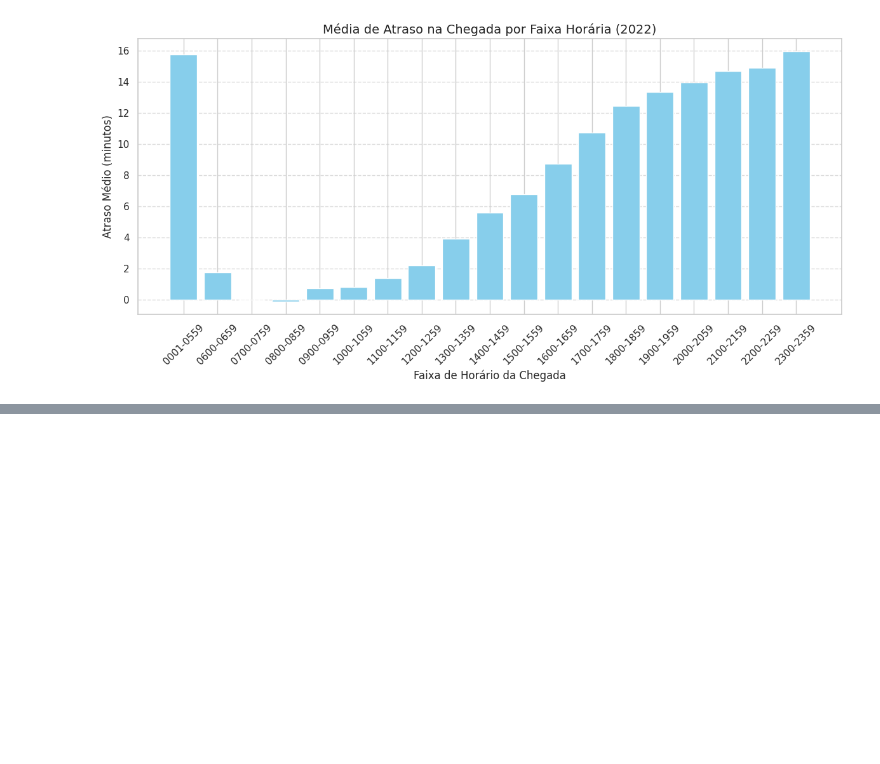
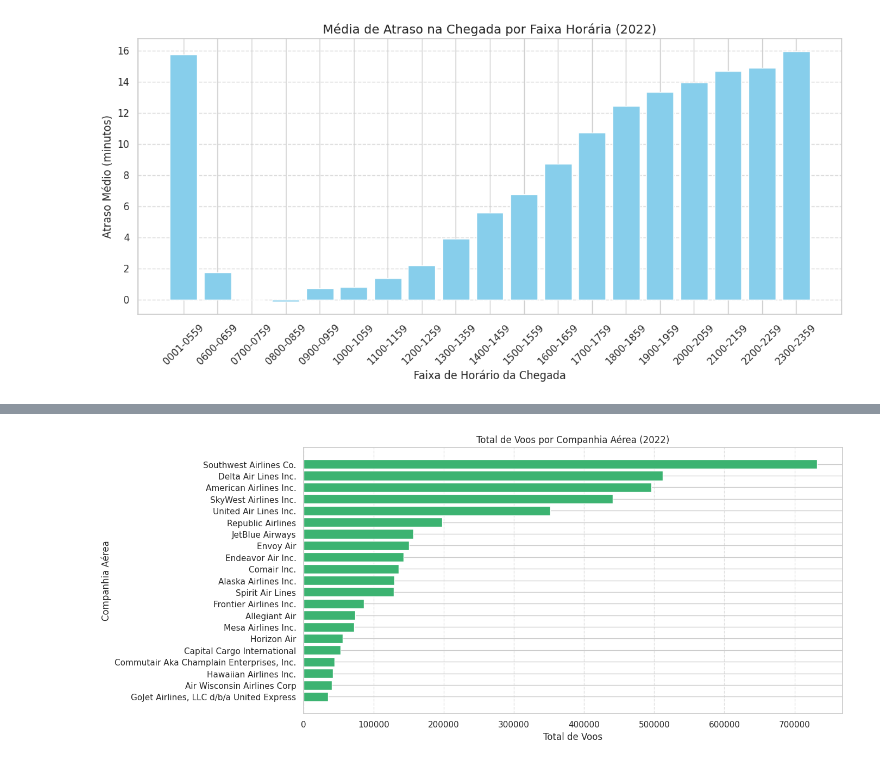
Before and after one commit to icarob-eng/data-science-airlines, a Jupyter notebook: main.ipynb, the cells around one changed output, grey strips where cells are left out. Drawn from its saved outputs; the diff is of its cells as text; code cells hidden in the pictures; blank space fills up the shorter version.

```diff
--- a/main.ipynb
+++ b/main.ipynb
@@ -89,0 +113,28 @@ plt.show()
+# %%
+import matplotlib.pyplot as plt
+import pandas as pd
+
+# Garantir que os nomes das colunas estejam limpos
+df_2022 = dados_voos[2022]
+df_2022.columns = df_2022.columns.str.strip()
+
+voos_por_companhia_series = df_2022['Airline'].value_counts()
+voos_por_companhia = voos_por_companhia_series.reset_index()
+
+voos_por_companhia = voos_por_companhia.rename(columns={'count': 'TotalVoos'})
+
+
+x = voos_por_companhia['Airline']
+y = voos_por_companhia['TotalVoos']
+
+plt.figure(figsize=(14, 6))
+plt.barh(x, y, color='mediumseagreen')
+plt.xlabel('Total de Voos')
+plt.ylabel('Companhia Aérea')
+plt.title('Total de Voos por Companhia Aérea (2022)')
+plt.gca().invert_yaxis()
+plt.grid(axis='x', linestyle='--', alpha=0.6)
+plt.tight_layout()
+plt.show()
+# %% [output]
+[figure, added]
```
Also changed, not shown: parts of 3 cells of this notebook.
